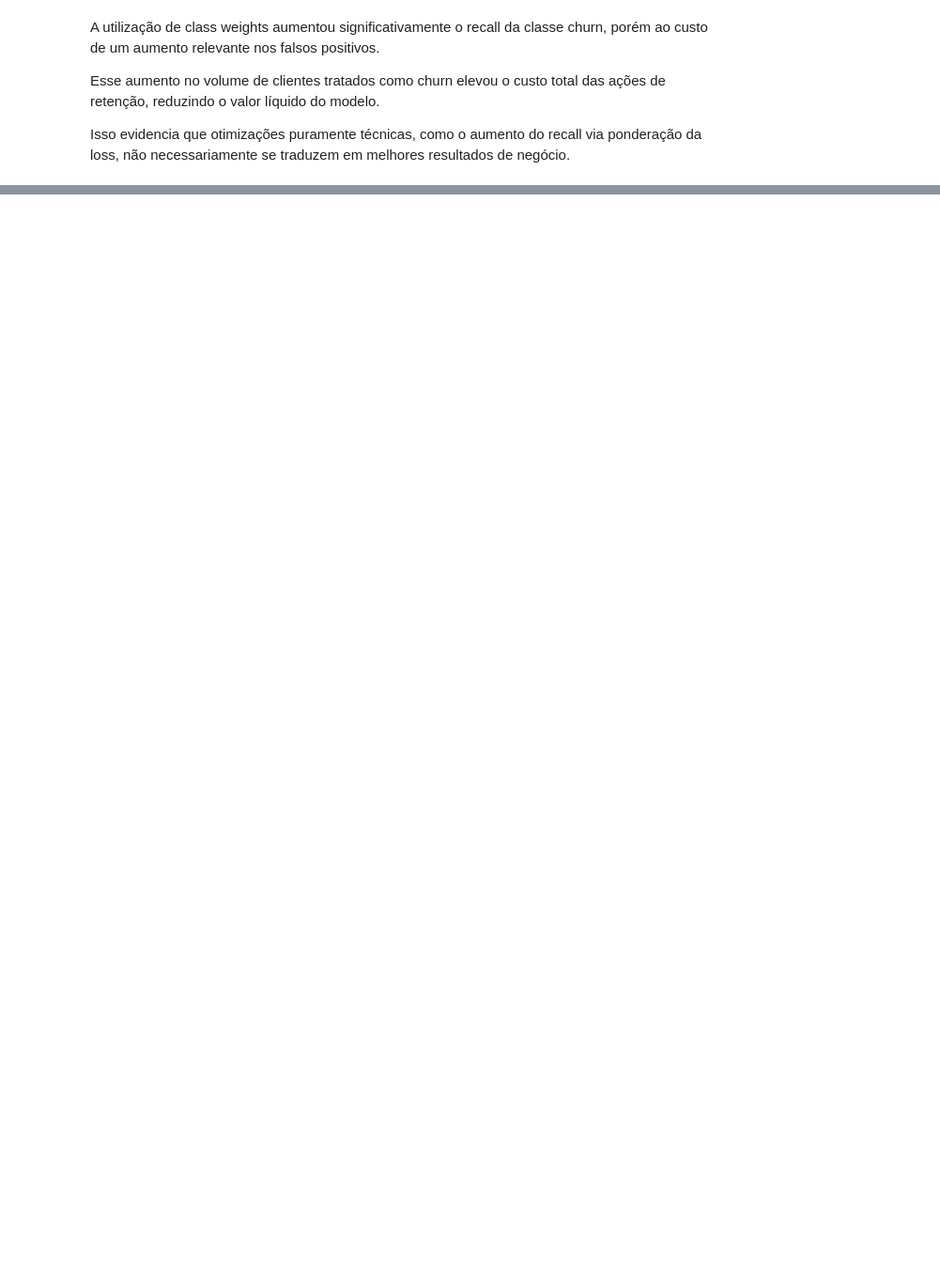
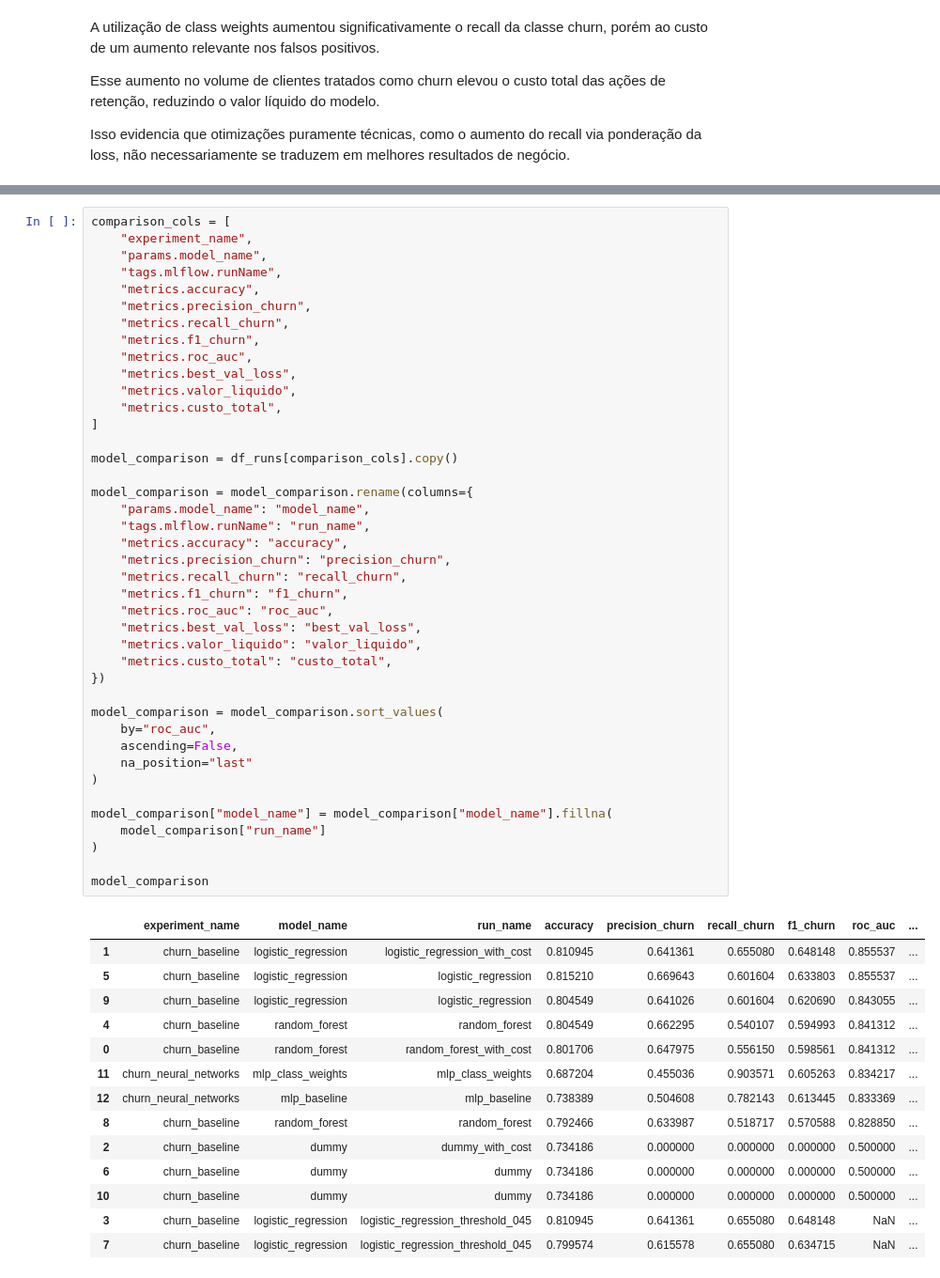
Before and after one commit to Matsal-coder/tech-challenge-ml, a Jupyter notebook: notebooks/02_modeling_neural_network.ipynb, the cells around one changed output, grey strips where cells are left out. Shown at 94% size. Cells and saved outputs as stored; diff of their text form; blank space fills up the shorter version.

```diff
--- a/notebooks/02_modeling_neural_network.ipynb
+++ b/notebooks/02_modeling_neural_network.ipynb
@@ -702,0 +737,56 @@ Isso evidencia que otimizações puramente técnicas, como o aumento do recall v
+# %%
+comparison_cols = [
+    "experiment_name",
+    "params.model_name",
+    "tags.mlflow.runName",
+    "metrics.accuracy",
+    "metrics.precision_churn",
+    "metrics.recall_churn",
+    "metrics.f1_churn",
+    "metrics.roc_auc",
+    "metrics.best_val_loss",
+    "metrics.valor_liquido",
+    "metrics.custo_total",
+]
+
+model_comparison = df_runs[comparison_cols].copy()
+
+model_comparison = model_comparison.rename(columns={
+    "params.model_name": "model_name",
+    "tags.mlflow.runName": "run_name",
+    "metrics.accuracy": "accuracy",
+    "metrics.precision_churn": "precision_churn",
+    "metrics.recall_churn": "recall_churn",
+    "metrics.f1_churn": "f1_churn",
+    "metrics.roc_auc": "roc_auc",
+    "metrics.best_val_loss": "best_val_loss",
+    "metrics.valor_liquido": "valor_liquido",
+    "metrics.custo_total": "custo_total",
+})
+
+model_comparison = model_comparison.sort_values(
+    by="roc_auc",
+    ascending=False,
+    na_position="last"
+)
+
+model_comparison["model_name"] = model_comparison["model_name"].fillna(
+    model_comparison["run_name"]
+)
+
+model_comparison
+# %% [output]
+|  | experiment_name | model_name | run_name | accuracy | precision_churn | recall_churn | f1_churn | roc_auc | ... |
+| 1 | churn_baseline | logistic_regression | logistic_regression_with_cost | 0.810945 | 0.641361 | 0.655080 | 0.648148 | 0.855537 | ... |
+| 5 | churn_baseline | logistic_regression | logistic_regression | 0.815210 | 0.669643 | 0.601604 | 0.633803 | 0.855537 | ... |
+| 9 | churn_baseline | logistic_regression | logistic_regression | 0.804549 | 0.641026 | 0.601604 | 0.620690 | 0.843055 | ... |
+| 4 | churn_baseline | random_forest | random_forest | 0.804549 | 0.662295 | 0.540107 | 0.594993 | 0.841312 | ... |
+| 0 | churn_baseline | random_forest | random_forest_with_cost | 0.801706 | 0.647975 | 0.556150 | 0.598561 | 0.841312 | ... |
+| 11 | churn_neural_networks | mlp_class_weights | mlp_class_weights | 0.687204 | 0.455036 | 0.903571 | 0.605263 | 0.834217 | ... |
+| 12 | churn_neural_networks | mlp_baseline | mlp_baseline | 0.738389 | 0.504608 | 0.782143 | 0.613445 | 0.833369 | ... |
+| 8 | churn_baseline | random_forest | random_forest | 0.792466 | 0.633987 | 0.518717 | 0.570588 | 0.828850 | ... |
+| 2 | churn_baseline | dummy | dummy_with_cost | 0.734186 | 0.000000 | 0.000000 | 0.000000 | 0.500000 | ... |
+| 6 | churn_baseline | dummy | dummy | 0.734186 | 0.000000 | 0.000000 | 0.000000 | 0.500000 | ... |
+| 10 | churn_baseline | dummy | dummy | 0.734186 | 0.000000 | 0.000000 | 0.000000 | 0.500000 | ... |
+| 3 | churn_baseline | logistic_regression | logistic_regression_threshold_045 | 0.810945 | 0.641361 | 0.655080 | 0.648148 | NaN | ... |
+| 7 | churn_baseline | logistic_regression | logistic_regression_threshold_045 | 0.799574 | 0.615578 | 0.655080 | 0.634715 | NaN | ... |
```
Also changed, not shown: parts of 11 cells of this notebook, 1 other file.
